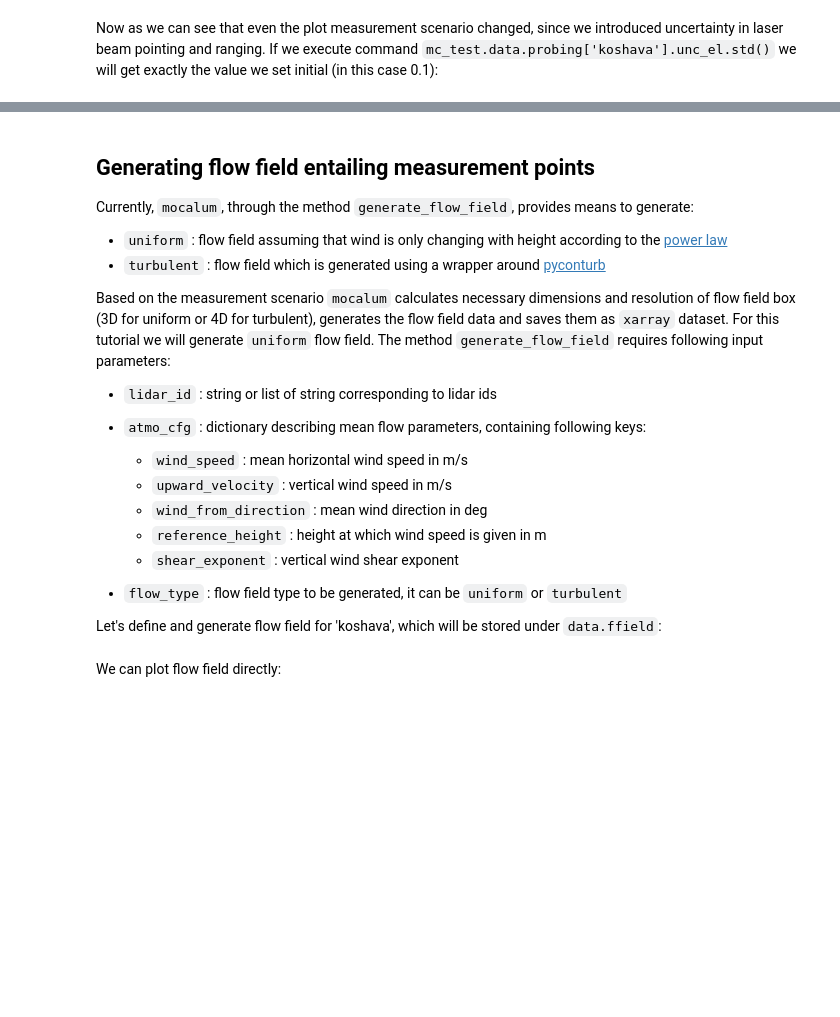
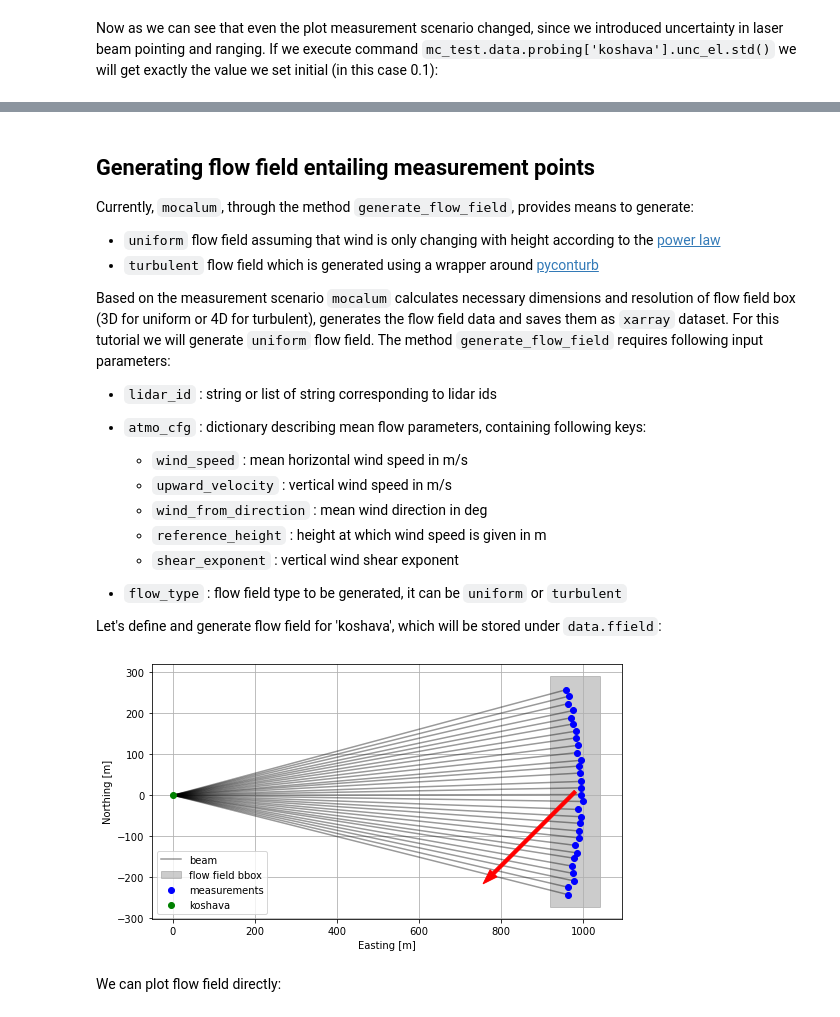
Before and after one commit to Burro7J/mocalum, a Jupyter notebook: examples/tutorial-01/tutorial-01-getting-started.ipynb, the cells around one changed output, grey strips where cells are left out. Saved outputs shown, nothing was run; the diff lists cells and outputs as text; code cells hidden in the pictures; blank space fills up the shorter version.

```diff
--- a/examples/tutorial-01/tutorial-01-getting-started.ipynb
+++ b/examples/tutorial-01/tutorial-01-getting-started.ipynb
@@ -221,8 +242,8 @@ array(0.10022683)
 ## Generating flow field entailing measurement points
 
 Currently, `mocalum`, through the method `generate_flow_field`, provides means to generate:
-- `uniform` : flow field assuming that wind is only changing with height according to the [power law](https://en.wikipedia.org/wiki/Wind_profile_power_law)
-- `turbulent` : flow field which is generated using a wrapper around [pyconturb](https://gitlab.windenergy.dtu.dk/pyconturb/pyconturb)
+- `uniform` flow field assuming that wind is only changing with height according to the [power law](https://en.wikipedia.org/wiki/Wind_profile_power_law)
+- `turbulent` flow field which is generated using a wrapper around [pyconturb](https://gitlab.windenergy.dtu.dk/pyconturb/pyconturb)
 
 Based on the measurement scenario `mocalum` calculates necessary dimensions and resolution of flow field box (3D for uniform or 4D for turbulent), generates the flow field data and saves them as `xarray` dataset. For this tutorial we will generate `uniform` flow field. The method `generate_flow_field` requires following input parameters:
 
@@ -245,6 +266,10 @@ atmo_cfg={'wind_speed':5,
           'shear_exponent':0.2}
 
 mc_test.generate_flow_field('koshava', atmo_cfg, 'uniform')
+# %%
+plot_bbox(mc_test)
+# %% [output]
+[figure, added]
 # %% [markdown]
 We can plot flow field directly:
 # %%
```
Also changed, not shown: parts of 6 cells of this notebook, 16 other files.
